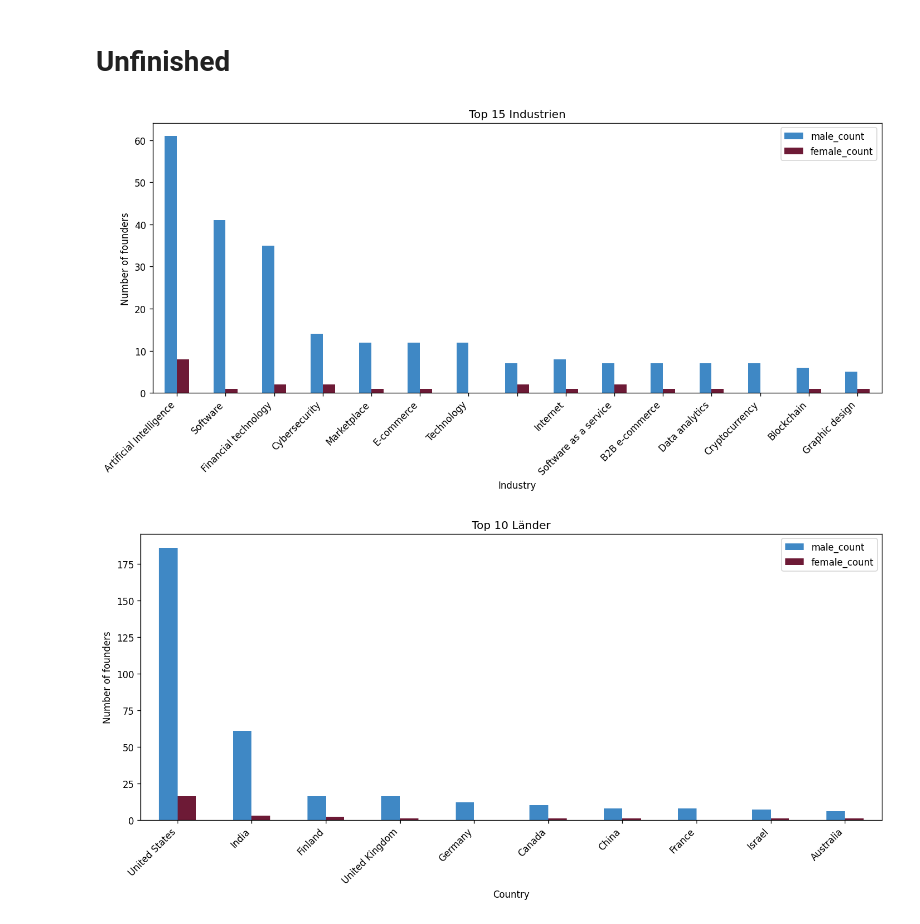
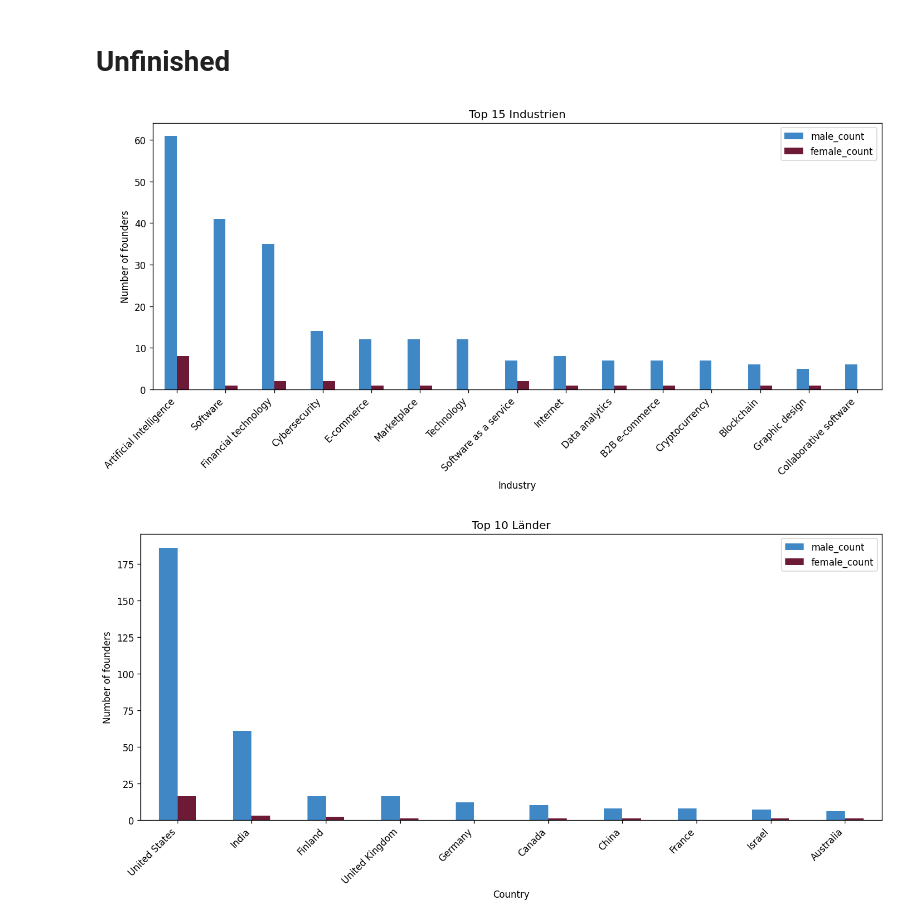
Before and after one commit to viktorpantushev/gender-aspekte-bei-unicorns, a Jupyter notebook: gender_aspekte_bei_unicorns.ipynb, the cells around one changed output. Cells and saved outputs as stored; diff of their text form; code cells hidden in the pictures.

```diff
--- a/gender_aspekte_bei_unicorns.ipynb
+++ b/gender_aspekte_bei_unicorns.ipynb
@@ -321,40 +321,36 @@ def count_genders(x):
 
 df[["male_count", "female_count"]] = s.apply(count_genders)
 
 # Combine AI-related industry labels into one category
-industry_values = df["Industry"].fillna("").astype(str).str.strip()
-
-df["Industry"] = df["Industry"].apply(
-    lambda x: "Artificial Intelligence" if re.search(r"\b(a\.?i\.?|artificial\s*intelligence)\b", str(x), re.I) else x
-)
-
+mask = df["Industry"].notna() & df["Industry"].astype(str).str.strip().ne("")
+df = df[mask]
 
 # Top 15 industries by total founders (male+female)
 agg = df.groupby("Industry")[["male_count", "female_count"]].sum()
 top15 = (
     agg.assign(total=agg["male_count"] + agg["female_count"])
     .sort_values("total", ascending=False)
     .head(15)
 )
 
 # Colors
 colors = ["#3F88C5", "#6D1A36"]  # male, female
 
 # Plot
 ax = top15[["male_count", "female_count"]].plot(
     kind="bar",
     figsize=(12, 6),
     color=colors
 )
 
 plt.xticks(rotation=45, ha="right")
 plt.xlabel("Industry")
 plt.ylabel("Number of founders")
 plt.title("Top 15 Industrien")
 plt.tight_layout()
 plt.show()
 # %% [output]
-[figure, old version]
+[figure, new version]
 # %%
 import pandas as pd
 import matplotlib.pyplot as plt
```
